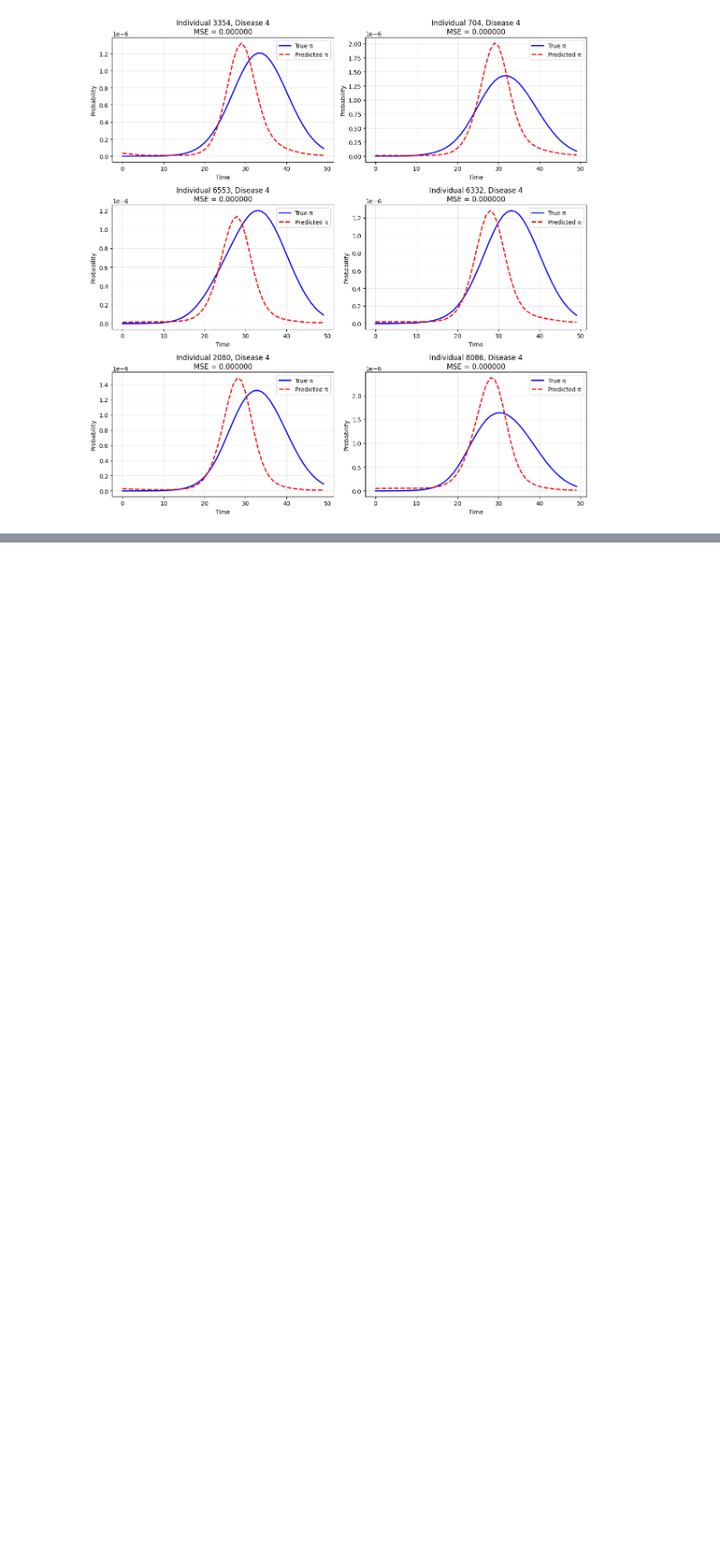
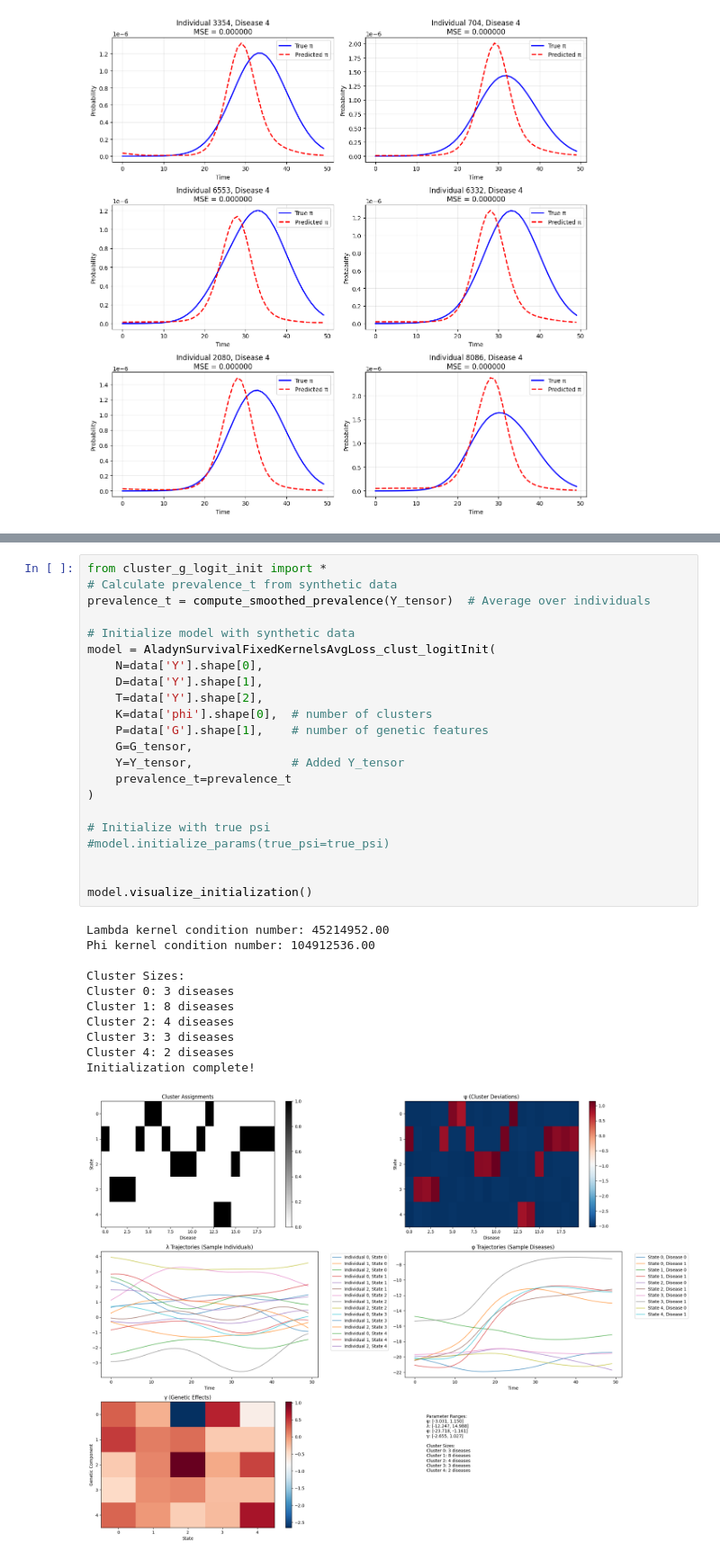
Before and after one commit to surbut/aladynoulli, a Jupyter notebook: pyScripts/newsim.ipynb, the cells around one changed output, grey strips where cells are left out. Shown at 90% size. Saved outputs shown, nothing was run; the diff lists cells and outputs as text; blank space fills up the shorter version.

```diff
--- a/pyScripts/newsim.ipynb
+++ b/pyScripts/newsim.ipynb
@@ -528,0 +626,34 @@ plot_best_matches(data['pi'], model_est.forward()[0],n_samples=6)
+# %%
+from cluster_g_logit_init import *
+# Calculate prevalence_t from synthetic data
+prevalence_t = compute_smoothed_prevalence(Y_tensor)  # Average over individuals
+
+# Initialize model with synthetic data
+model = AladynSurvivalFixedKernelsAvgLoss_clust_logitInit(
+    N=data['Y'].shape[0],
+    D=data['Y'].shape[1],
+    T=data['Y'].shape[2],
+    K=data['phi'].shape[0],  # number of clusters
+    P=data['G'].shape[1],    # number of genetic features
+    G=G_tensor,
+    Y=Y_tensor,              # Added Y_tensor
+    prevalence_t=prevalence_t
+)
+
+# Initialize with true psi
+#model.initialize_params(true_psi=true_psi)
+
+
+model.visualize_initialization()
+# %% [output]
+Lambda kernel condition number: 45214952.00
+Phi kernel condition number: 104912536.00
+
+Cluster Sizes:
+Cluster 0: 3 diseases
+Cluster 1: 8 diseases
+Cluster 2: 4 diseases
+Cluster 3: 3 diseases
+Cluster 4: 2 diseases
+Initialization complete!
+[figure, added]
```
Also changed, not shown: parts of 7 cells of this notebook, 6 other files.
